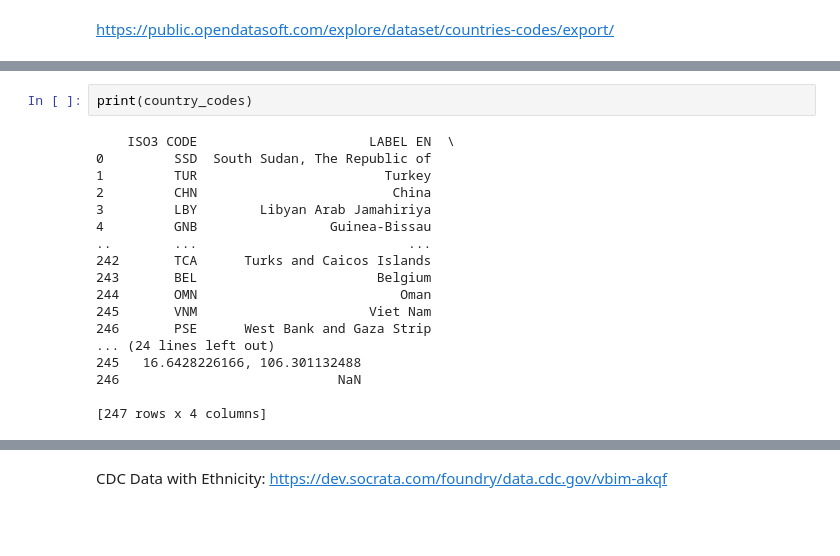
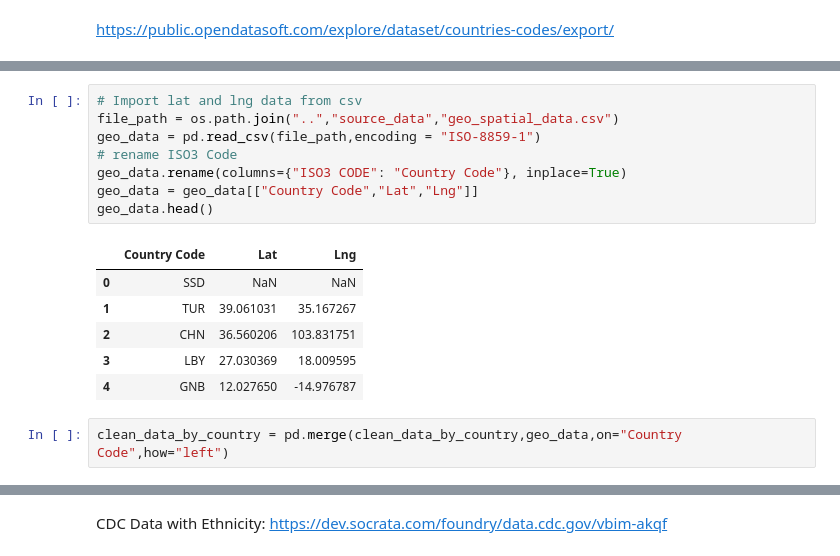
Before and after one commit to gelopez21/ProjectOne, a Jupyter notebook: Project One - Data Cleansing.ipynb, the cells around one changed output, grey strips where cells are left out. Drawn from its saved outputs; the diff is of its cells as text; blank space fills up the shorter version.

```diff
--- a/Project One - Data Cleansing.ipynb
+++ b/Project One - Data Cleansing.ipynb
@@ -315,20 +286,17 @@ FileNotFoundError: [Errno 2] No such file or directory: '..\\source_data\\countr
-# %%
-print(country_codes)
-# %% [output]
-    ISO3 CODE                      LABEL EN  \
-0         SSD  South Sudan, The Republic of
-1         TUR                        Turkey
-2         CHN                         China
-3         LBY        Libyan Arab Jamahiriya
-4         GNB                 Guinea-Bissau
-..        ...                           ...
-242       TCA      Turks and Caicos Islands
-243       BEL                       Belgium
-244       OMN                          Oman
-245       VNM                      Viet Nam
-246       PSE      West Bank and Gaza Strip
-... (24 lines left out)
-245   16.6428226166, 106.301132488
-246                            NaN
-
-[247 rows x 4 columns]
+# %%
+# Import lat and lng data from csv
+file_path = os.path.join("..","source_data","geo_spatial_data.csv")
+geo_data = pd.read_csv(file_path,encoding = "ISO-8859-1")
+# rename ISO3 Code
+geo_data.rename(columns={"ISO3 CODE": "Country Code"}, inplace=True)
+geo_data = geo_data[["Country Code","Lat","Lng"]]
+geo_data.head()
+# %% [output]
+|  | Country Code | Lat | Lng |
+| 0 | SSD | NaN | NaN |
+| 1 | TUR | 39.061031 | 35.167267 |
+| 2 | CHN | 36.560206 | 103.831751 |
+| 3 | LBY | 27.030369 | 18.009595 |
+| 4 | GNB | 12.027650 | -14.976787 |
+# %%
+clean_data_by_country = pd.merge(clean_data_by_country,geo_data,on="Country Code",how="left")
```
Also changed, not shown: parts of 13 cells of this notebook.
